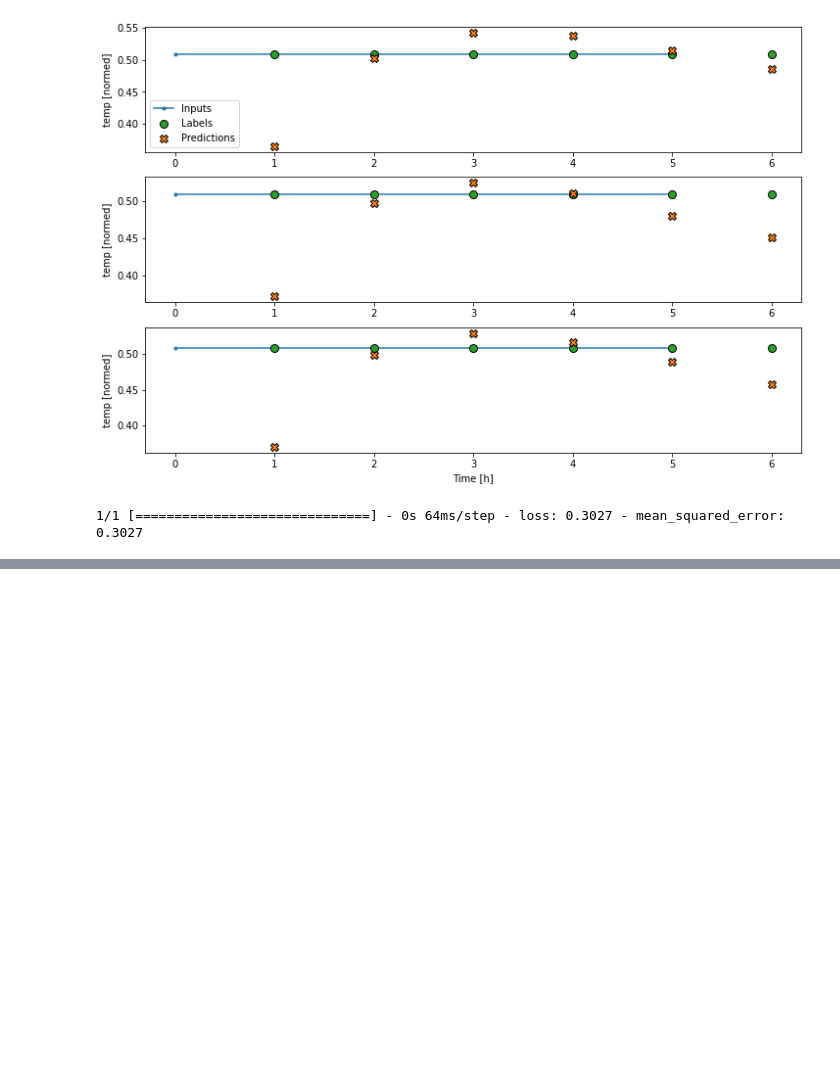
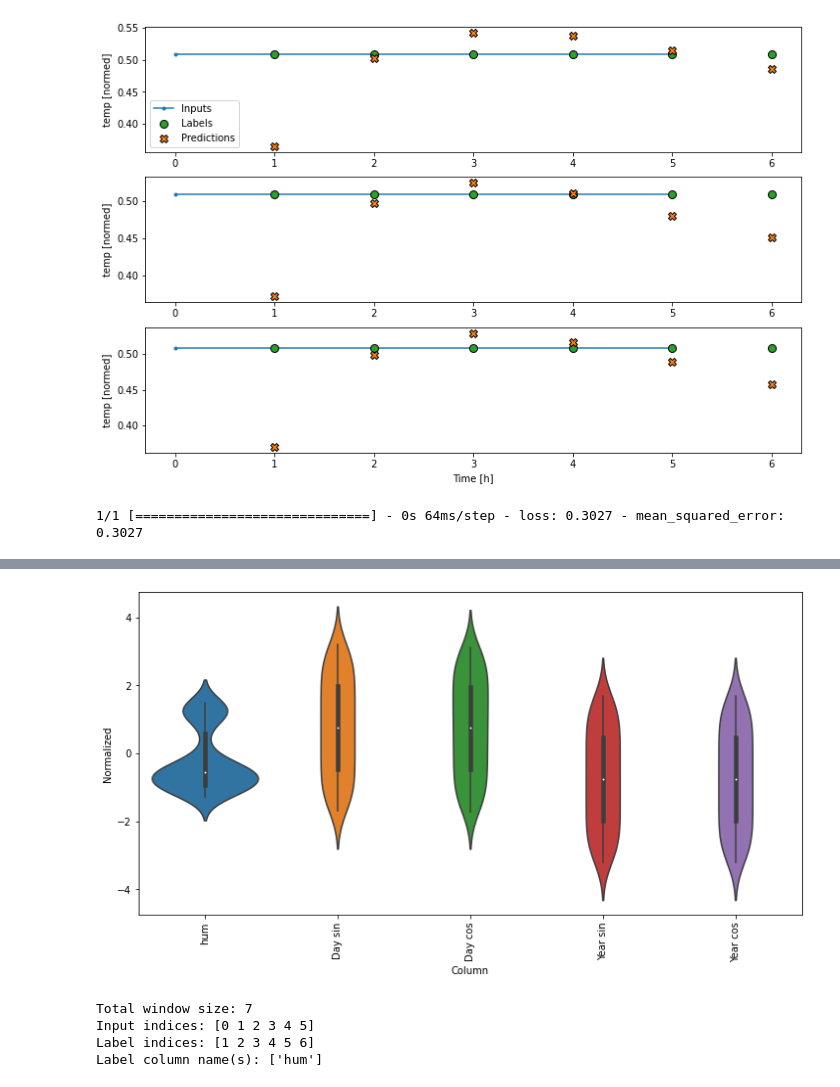
Before and after one commit to andreagurioli1995/IoT-Air-Quality-Monitoring-System, a Jupyter notebook: forecasting/forecasting-LSTM.ipynb, the cells around one changed output, grey strips where cells are left out. Drawn from its saved outputs; the diff is of its cells as text; code cells hidden in the pictures; blank space fills up the shorter version.

```diff
--- a/forecasting/forecasting-LSTM.ipynb
+++ b/forecasting/forecasting-LSTM.ipynb
@@ -381,0 +404,50 @@ performance['LSTM'] = lstm_model.evaluate(wide_window.test, verbose=0)
+# %%
+#converting timestamps form string to seconds
+timestamp_s = date_time.map(pd.Timestamp.timestamp)
+# %%
+#how may seconds per day and year reported in sin and cos to obtain periodicity
+day = 24*60*60
+year = (365.2425)*day
+
+df['Day sin'] = np.sin(timestamp_s * (2 * np.pi / day))
+df['Day cos'] = np.cos(timestamp_s * (2 * np.pi / day))
+df['Year sin'] = np.sin(timestamp_s * (2 * np.pi / year))
+df['Year cos'] = np.cos(timestamp_s * (2 * np.pi / year))
+# %%
+#splitting the dataset in training validating and testing set
+
+column_indices = {name: i for i, name in enumerate(df.columns)}
+
+n = len(df)
+train_df = df[0:int(n*0.7)]
+val_df = df[int(n*0.7):int(n*0.9)]
+test_df = df[int(n*0.9):]
+
+num_features = df.shape[1]
+# %%
+#data normalization
+train_mean = train_df.mean()
+train_std = train_df.std()
+
+train_df = (train_df - train_mean) / train_std
+val_df = (val_df - train_mean) / train_std
+test_df = (test_df - train_mean) / train_std
+# %%
+df_std = (df - train_mean) / train_std
+df_std = df_std.melt(var_name='Column', value_name='Normalized')
+plt.figure(figsize=(12, 6))
+ax = sns.violinplot(x='Column', y='Normalized', data=df_std)
+_ = ax.set_xticklabels(df.keys(), rotation=90)
+# %% [output]
+[figure, added]
+# %%
+wide_window = WindowGenerator(
+    input_width=6, label_width=6, shift=1,
+    label_columns=['hum'])
+
+wide_window
+# %% [output]
+Total window size: 7
+Input indices: [0 1 2 3 4 5]
+Label indices: [1 2 3 4 5 6]
+Label column name(s): ['hum']
```
Also changed, not shown: parts of 12 cells of this notebook.
